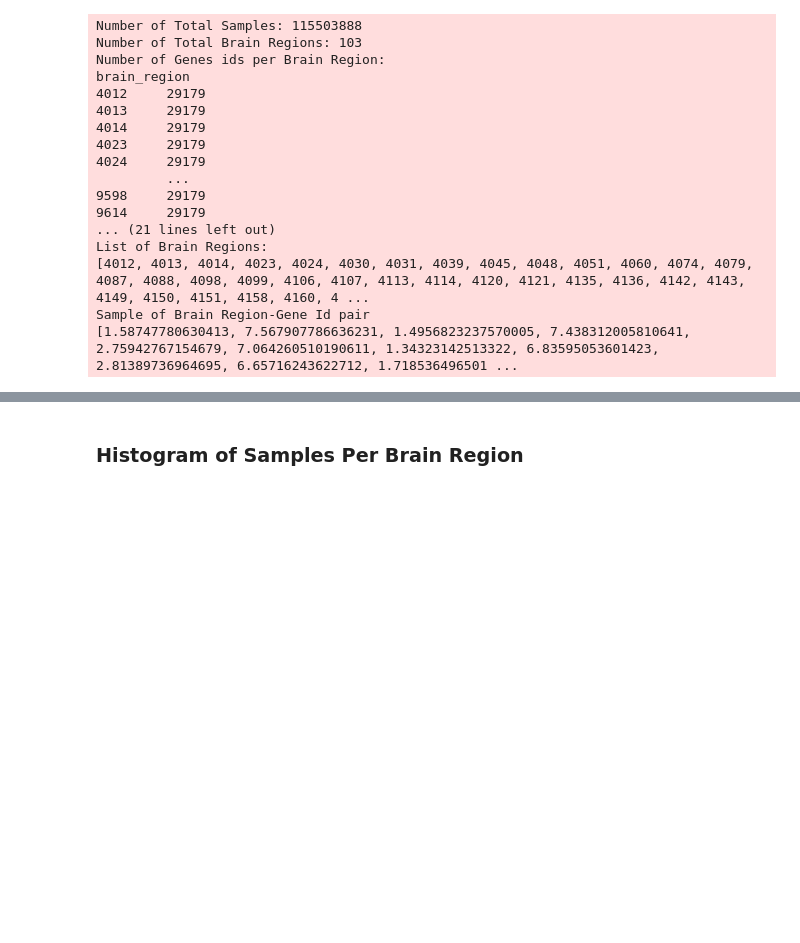
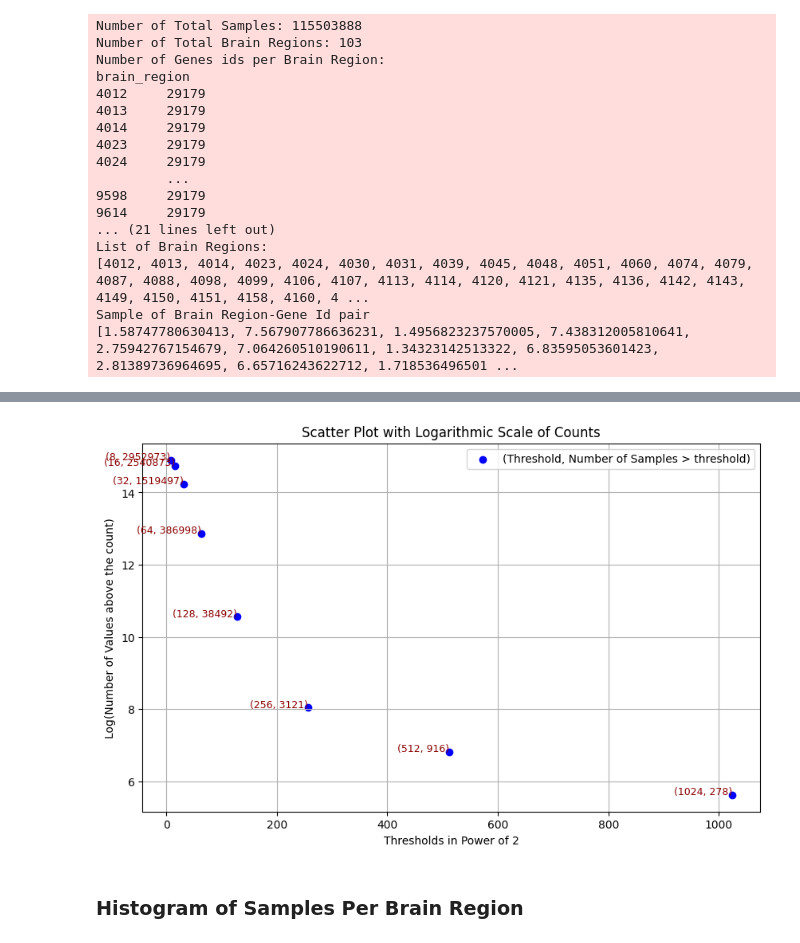
Before and after one commit to KarimIbrahim11/Gene-Expression-Analysis, a Jupyter notebook: notebooks/CS_01_First Analysis.ipynb, the cells around one changed output, grey strips where cells are left out. Cells and saved outputs as stored; diff of their text form; code cells hidden in the pictures; blank space fills up the shorter version.

```diff
--- a/notebooks/CS_01_First Analysis.ipynb
+++ b/notebooks/CS_01_First Analysis.ipynb
@@ -172,3 +177,8 @@ logger.info(_256_count)
+# %%
+plot_scatter_log(range_with_powers_of_two, count_per_threshold, plot_title= "Scatter Plot with Logarithmic Scale of Counts",
+                 x_title="Thresholds in Power of 2", y_title="Log(Number of Values above the count)", label='(Threshold, Number of Samples > threshold)', save=True)
+# %% [output]
+[figure, added]
 # %% [markdown]
 ### Histogram of Samples Per Brain Region
 # %%
```
Also changed, not shown: parts of 4 cells of this notebook, 8 other files.
